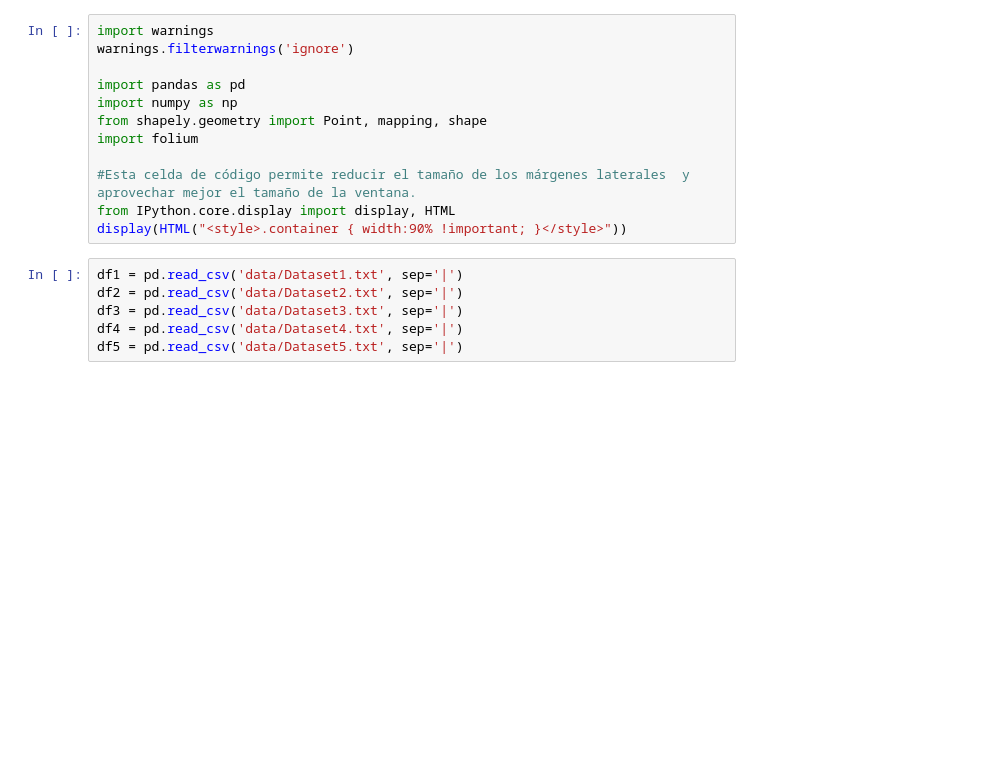
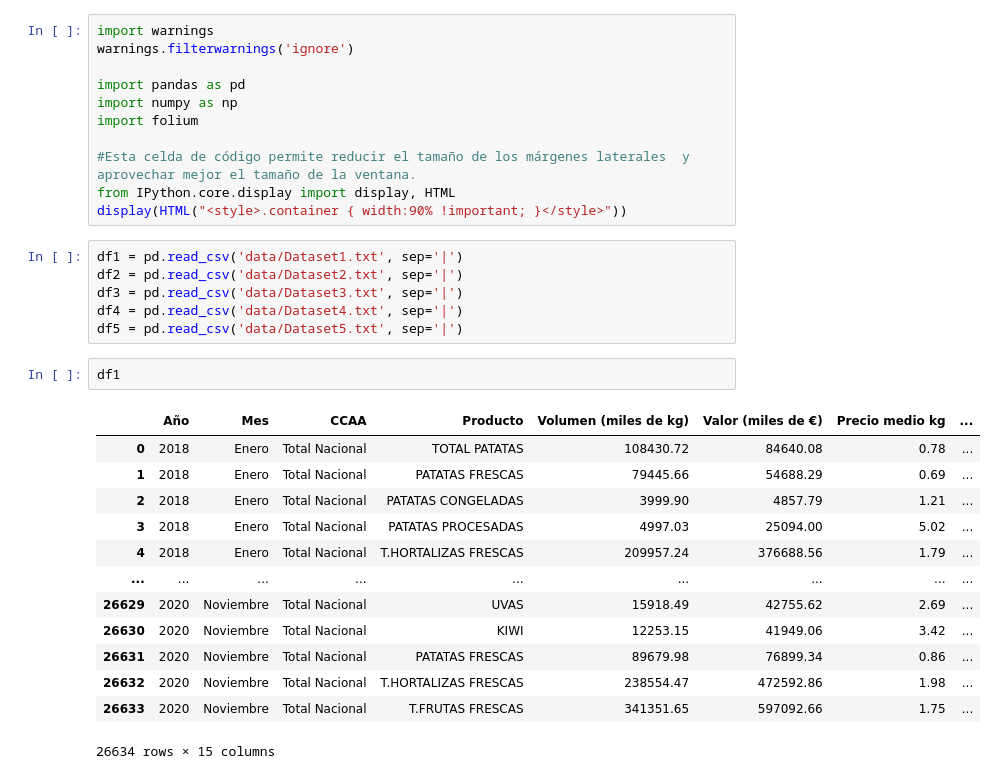
Before and after one commit to VanessaNav/datathon_cajamar_datagri, a Jupyter notebook: map_tests.ipynb, the cells around one changed output. Cells and saved outputs as stored; diff of their text form; blank space fills up the shorter version.

```diff
--- a/map_tests.ipynb
+++ b/map_tests.ipynb
@@ -4,7 +4,6 @@ warnings.filterwarnings('ignore')
 
 import pandas as pd
 import numpy as np
-from shapely.geometry import Point, mapping, shape
 import folium
 
 #Esta celda de código permite reducir el tamaño de los márgenes laterales  y aprovechar mejor el tamaño de la ventana.
@@ -16,6 +15,22 @@ df2 = pd.read_csv('data/Dataset2.txt', sep='|')
 df3 = pd.read_csv('data/Dataset3.txt', sep='|')
 df4 = pd.read_csv('data/Dataset4.txt', sep='|')
 df5 = pd.read_csv('data/Dataset5.txt', sep='|')
+# %%
+df1
+# %% [output]
+|  | Año | Mes | CCAA | Producto | Volumen (miles de kg) | Valor (miles de €) | Precio medio kg | ... |
+| 0 | 2018 | Enero | Total Nacional | TOTAL PATATAS | 108430.72 | 84640.08 | 0.78 | ... |
+| 1 | 2018 | Enero | Total Nacional | PATATAS FRESCAS | 79445.66 | 54688.29 | 0.69 | ... |
+| 2 | 2018 | Enero | Total Nacional | PATATAS CONGELADAS | 3999.90 | 4857.79 | 1.21 | ... |
+| 3 | 2018 | Enero | Total Nacional | PATATAS PROCESADAS | 4997.03 | 25094.00 | 5.02 | ... |
+| 4 | 2018 | Enero | Total Nacional | T.HORTALIZAS FRESCAS | 209957.24 | 376688.56 | 1.79 | ... |
+| ... | ... | ... | ... | ... | ... | ... | ... | ... |
+| 26629 | 2020 | Noviembre | Total Nacional | UVAS | 15918.49 | 42755.62 | 2.69 | ... |
+| 26630 | 2020 | Noviembre | Total Nacional | KIWI | 12253.15 | 41949.06 | 3.42 | ... |
+| 26631 | 2020 | Noviembre | Total Nacional | PATATAS FRESCAS | 89679.98 | 76899.34 | 0.86 | ... |
+| 26632 | 2020 | Noviembre | Total Nacional | T.HORTALIZAS FRESCAS | 238554.47 | 472592.86 | 1.98 | ... |
+| 26633 | 2020 | Noviembre | Total Nacional | T.FRUTAS FRESCAS | 341351.65 | 597092.66 | 1.75 | ... |
+26634 rows × 15 columns
 # %%
 import folium
 
```
Also changed, not shown: parts of 2 cells of this notebook, 9 other files.
